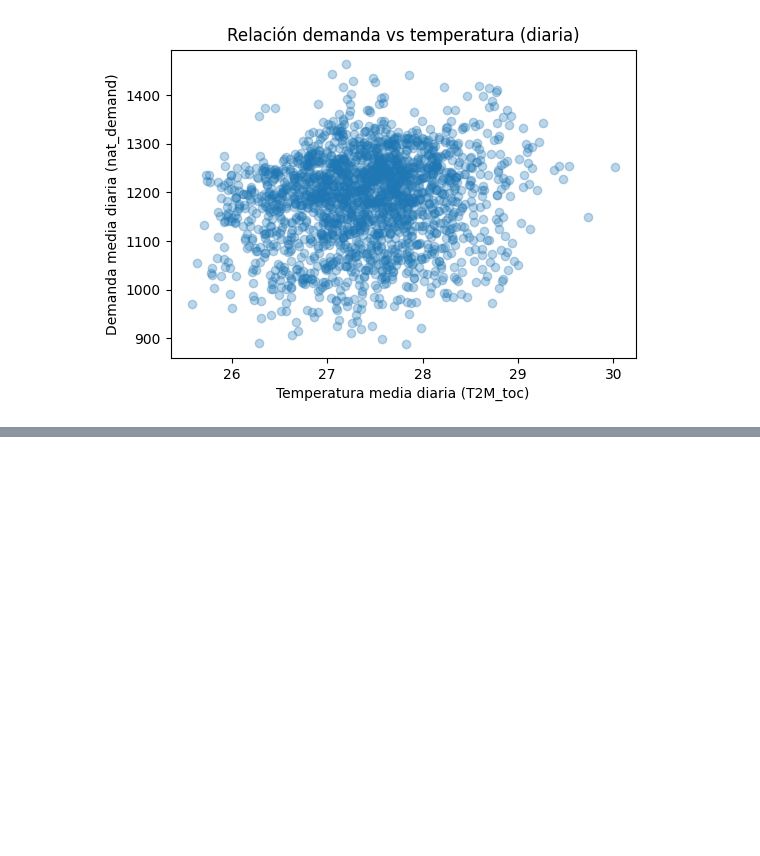
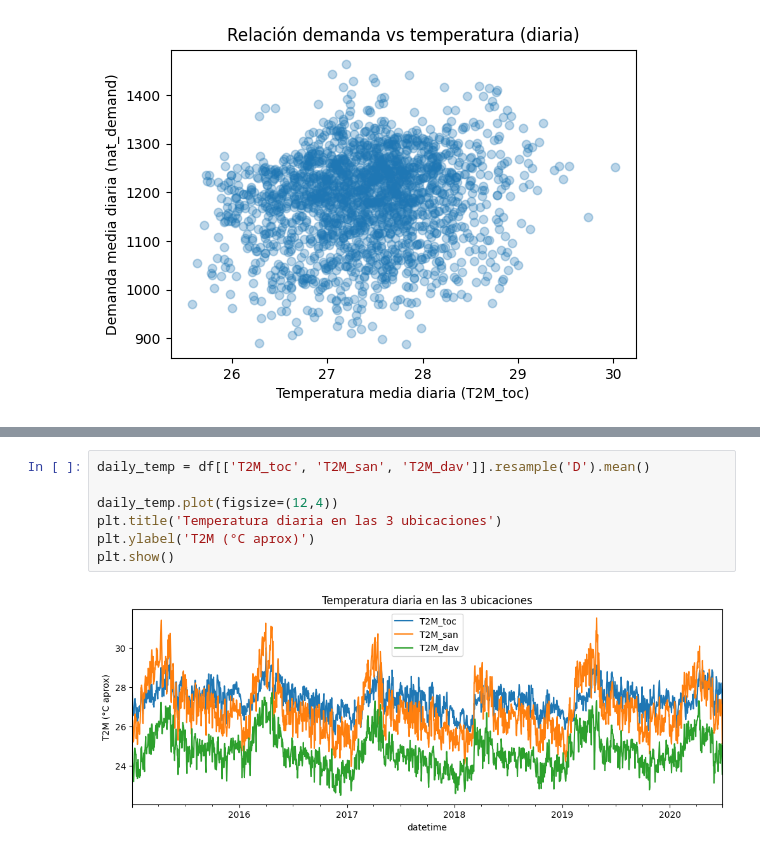
Before and after one commit to Ivo196/Electricity-Load-Forecasting, a Jupyter notebook: notebooks/01_exploracion_datos.ipynb, the cells around one changed output, grey strips where cells are left out. Drawn from its saved outputs; the diff is of its cells as text; blank space fills up the shorter version.

```diff
--- a/notebooks/01_exploracion_datos.ipynb
+++ b/notebooks/01_exploracion_datos.ipynb
@@ -217,0 +230,9 @@ plt.show()
+# %%
+daily_temp = df[['T2M_toc', 'T2M_san', 'T2M_dav']].resample('D').mean()
+
+daily_temp.plot(figsize=(12,4))
+plt.title('Temperatura diaria en las 3 ubicaciones')
+plt.ylabel('T2M (°C aprox)')
+plt.show()
+# %% [output]
+[figure, added]
```
Also changed, not shown: parts of 4 cells of this notebook.
